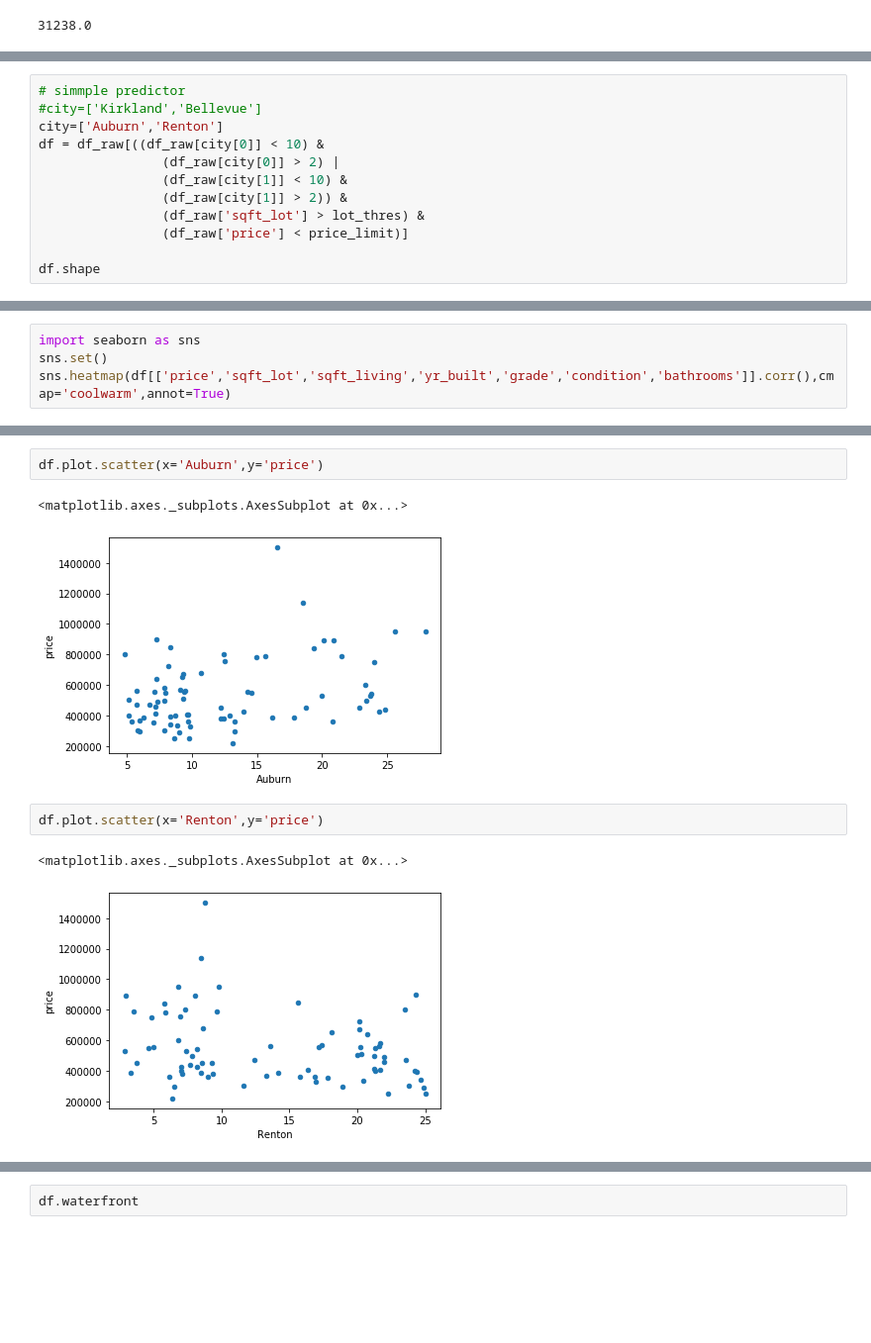
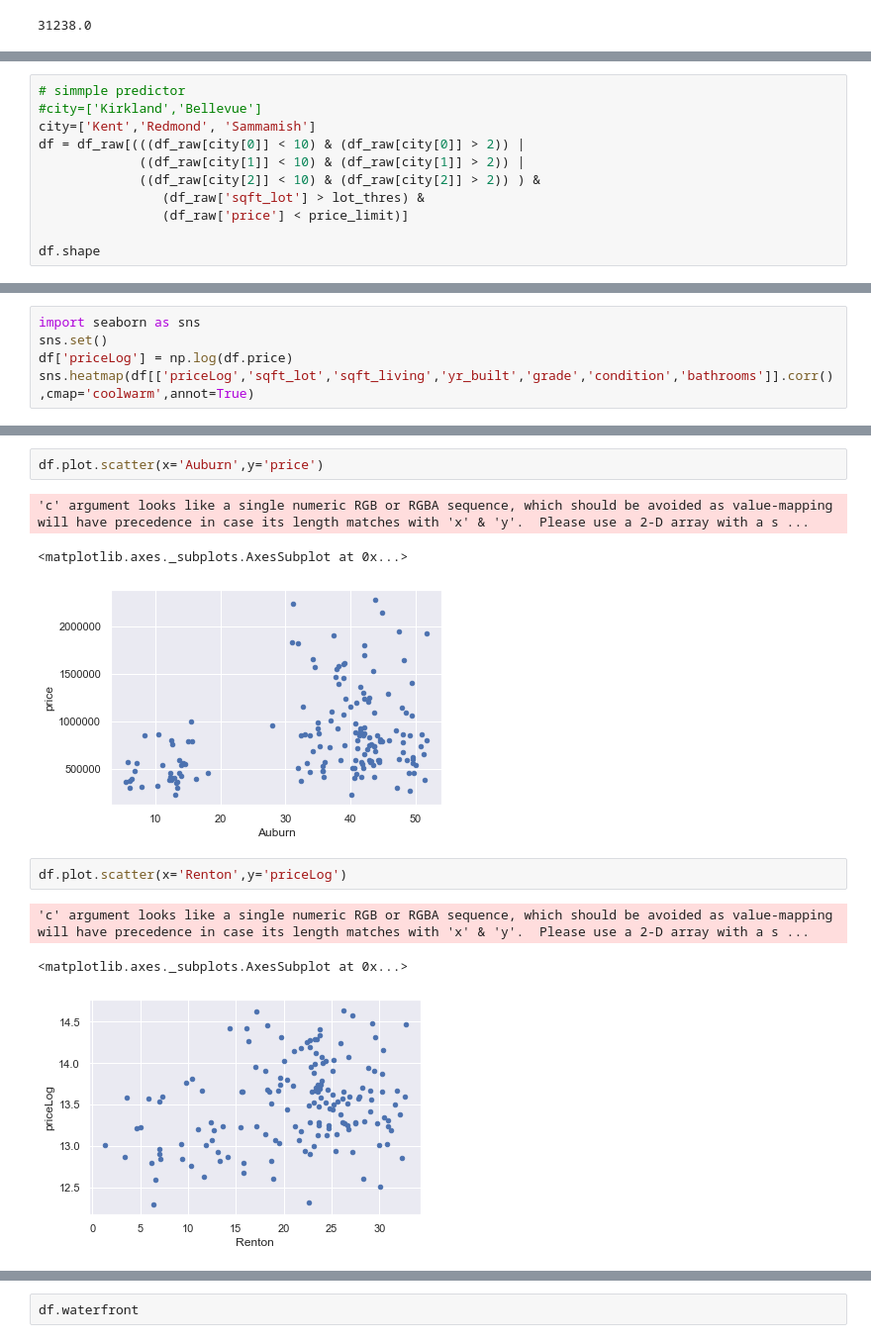
Before and after one commit to ArneSch/NF_EDAPrj_House_Price, a Jupyter notebook: Prices_CloseToCityBigLot/Compare_Citys_In_Offers.ipynb, the cells around one changed output, grey strips where cells are left out. Shown: that part at 99% size. Cells and saved outputs as stored; diff of their text form; blank space fills up the shorter version.

```diff
--- a/Prices_CloseToCityBigLot/Compare_Citys_In_Offers.ipynb
+++ b/Prices_CloseToCityBigLot/Compare_Citys_In_Offers.ipynb
@@ -135,11 +135,10 @@ Name: city, dtype: bool
 # %%
 # simmple predictor
 #city=['Kirkland','Bellevue']
-city=['Auburn','Renton']
-df = df_raw[((df_raw[city[0]] < 10) &
-                (df_raw[city[0]] > 2) |
-                (df_raw[city[1]] < 10) &
-                (df_raw[city[1]] > 2)) &
+city=['Kent','Redmond', 'Sammamish']
+df = df_raw[(((df_raw[city[0]] < 10) & (df_raw[city[0]] > 2)) |
+             ((df_raw[city[1]] < 10) & (df_raw[city[1]] > 2)) |
+             ((df_raw[city[2]] < 10) & (df_raw[city[2]] > 2)) ) &
                 (df_raw['sqft_lot'] > lot_thres) &
                 (df_raw['price'] < price_limit)]
 
@@ -164,5 +163,6 @@ plt.axis('equal')
 # %%
 import seaborn as sns
 sns.set()
-sns.heatmap(df[['price','sqft_lot','sqft_living','yr_built','grade','condition','bathrooms']].corr(),cmap='coolwarm',annot=True)
+df['priceLog'] = np.log(df.price)
+sns.heatmap(df[['priceLog','sqft_lot','sqft_living','yr_built','grade','condition','bathrooms']].corr(),cmap='coolwarm',annot=True)
 # %% [output]
@@ -176,11 +182,13 @@ df.plot.scatter(x='sqft_lot',y='price')
 # %%
 df.plot.scatter(x='Auburn',y='price')
 # %% [output]
-<matplotlib.axes._subplots.AxesSubplot at 0x...>
+'c' argument looks like a single numeric RGB or RGBA sequence, which should be avoided as value-mapping will have precedence in case its length matches with 'x' & 'y'.  Please use a 2-D array with a s ...
+<matplotlib.axes._subplots.AxesSubplot at 0x...>
-[figure, old version]
+[figure, new version]
 # %%
-df.plot.scatter(x='Renton',y='price')
+df.plot.scatter(x='Renton',y='priceLog')
 # %% [output]
-<matplotlib.axes._subplots.AxesSubplot at 0x...>
+'c' argument looks like a single numeric RGB or RGBA sequence, which should be avoided as value-mapping will have precedence in case its length matches with 'x' & 'y'.  Please use a 2-D array with a s ...
+<matplotlib.axes._subplots.AxesSubplot at 0x...>
-[figure, old version]
+[figure, new version]
 # %%
```
Also changed, not shown: parts of 20 cells of this notebook.
